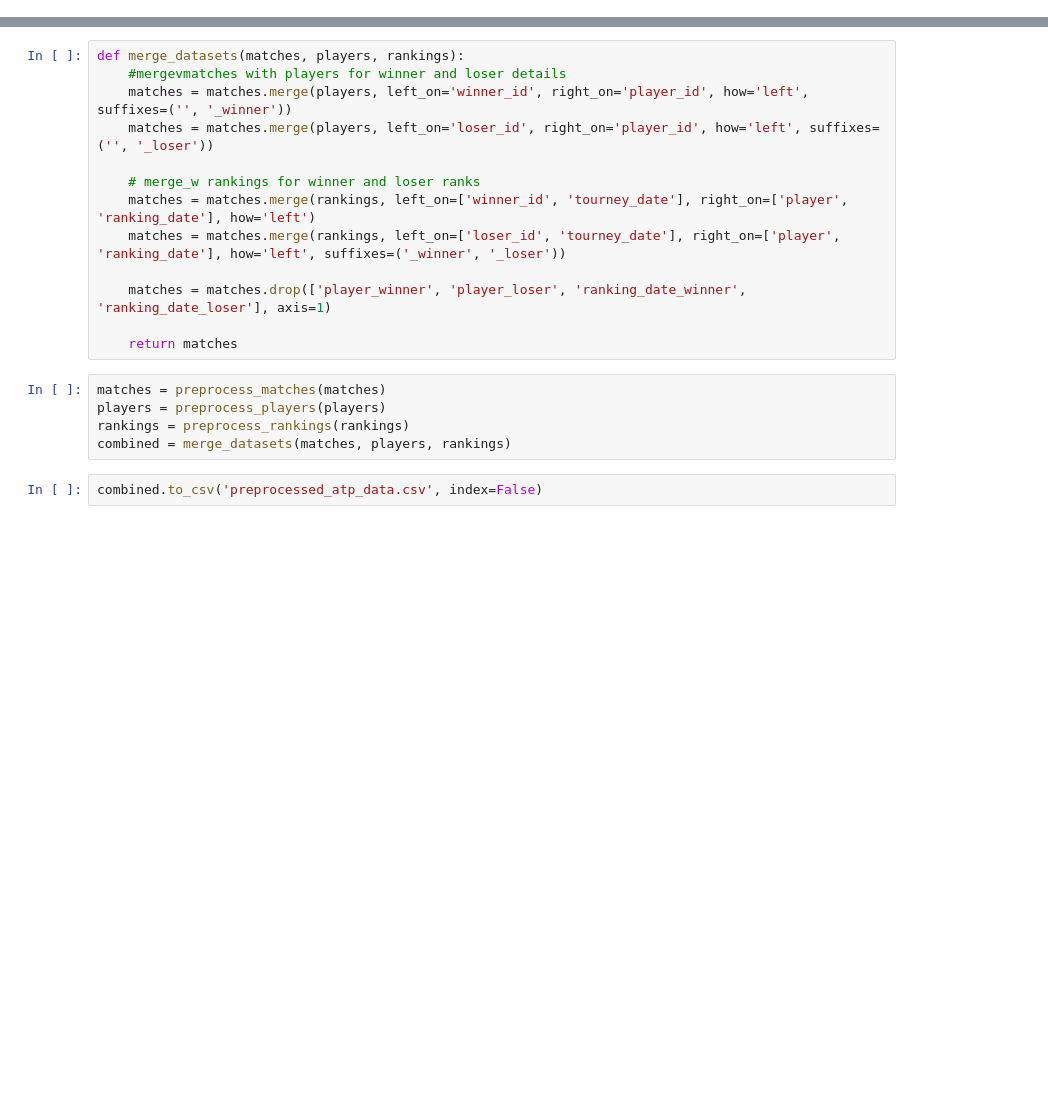
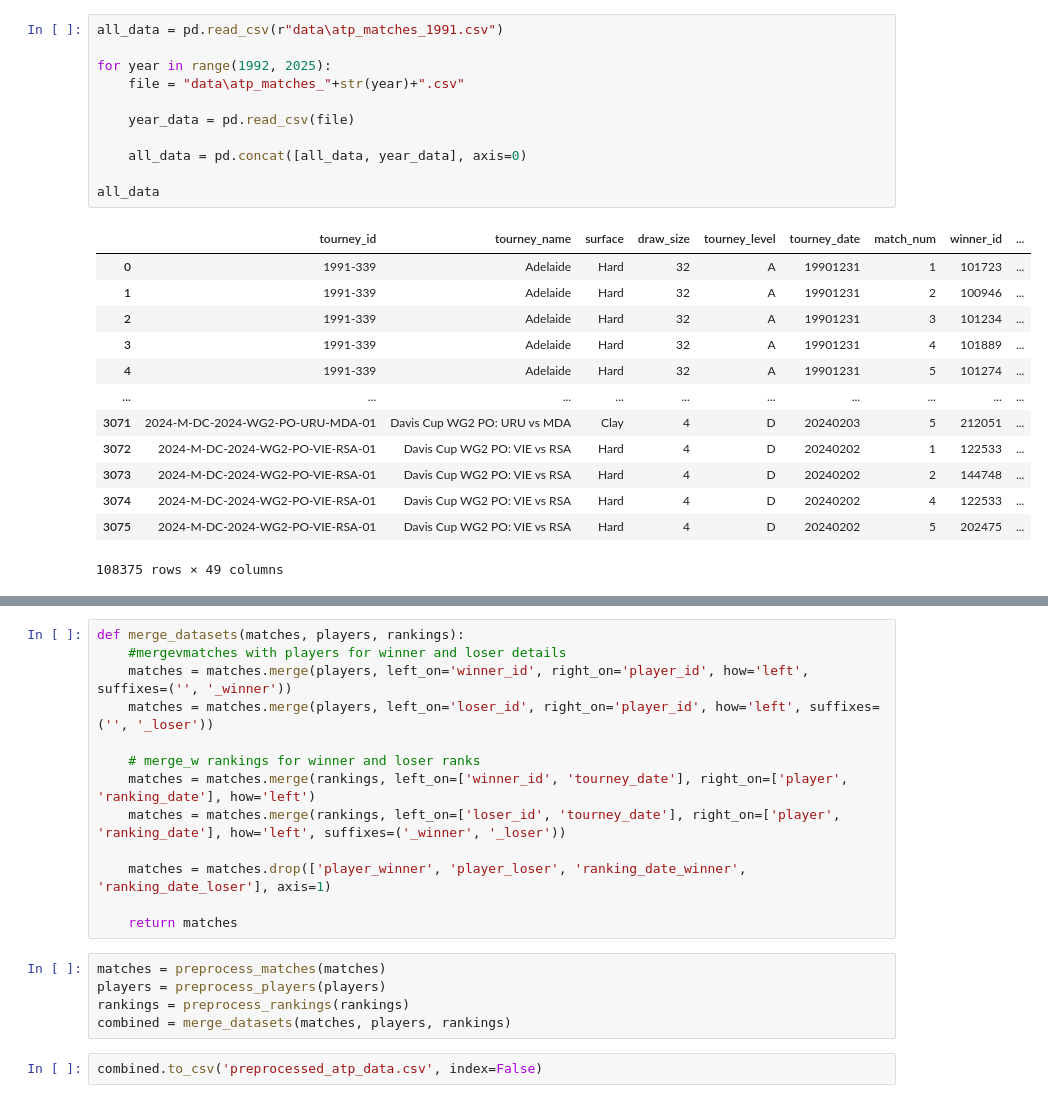
Before and after one commit to AhmadKoman/ATP-predictor, a Jupyter notebook: Karl/Data_cleanup.ipynb, the cells around one changed output, grey strips where cells are left out. Cells and saved outputs as stored; diff of their text form; blank space fills up the shorter version.

```diff
--- a/Karl/Data_cleanup.ipynb
+++ b/Karl/Data_cleanup.ipynb
@@ -65,0 +23,25 @@ def preprocess_rankings(rankings):
+# %%
+all_data = pd.read_csv(r"data\atp_matches_1991.csv")
+
+for year in range(1992, 2025):
+    file = "data\atp_matches_"+str(year)+".csv"
+
+    year_data = pd.read_csv(file)
+
+    all_data = pd.concat([all_data, year_data], axis=0)
+
+all_data
+# %% [output]
+|  | tourney_id | tourney_name | surface | draw_size | tourney_level | tourney_date | match_num | winner_id | ... |
+| 0 | 1991-339 | Adelaide | Hard | 32 | A | 19901231 | 1 | 101723 | ... |
+| 1 | 1991-339 | Adelaide | Hard | 32 | A | 19901231 | 2 | 100946 | ... |
+| 2 | 1991-339 | Adelaide | Hard | 32 | A | 19901231 | 3 | 101234 | ... |
+| 3 | 1991-339 | Adelaide | Hard | 32 | A | 19901231 | 4 | 101889 | ... |
+| 4 | 1991-339 | Adelaide | Hard | 32 | A | 19901231 | 5 | 101274 | ... |
+| ... | ... | ... | ... | ... | ... | ... | ... | ... | ... |
+| 3071 | 2024-M-DC-2024-WG2-PO-URU-MDA-01 | Davis Cup WG2 PO: URU vs MDA | Clay | 4 | D | 20240203 | 5 | 212051 | ... |
+| 3072 | 2024-M-DC-2024-WG2-PO-VIE-RSA-01 | Davis Cup WG2 PO: VIE vs RSA | Hard | 4 | D | 20240202 | 1 | 122533 | ... |
+| 3073 | 2024-M-DC-2024-WG2-PO-VIE-RSA-01 | Davis Cup WG2 PO: VIE vs RSA | Hard | 4 | D | 20240202 | 2 | 144748 | ... |
+| 3074 | 2024-M-DC-2024-WG2-PO-VIE-RSA-01 | Davis Cup WG2 PO: VIE vs RSA | Hard | 4 | D | 20240202 | 4 | 122533 | ... |
+| 3075 | 2024-M-DC-2024-WG2-PO-VIE-RSA-01 | Davis Cup WG2 PO: VIE vs RSA | Hard | 4 | D | 20240202 | 5 | 202475 | ... |
+108375 rows × 49 columns
```
Also changed, not shown: parts of 9 cells of this notebook, 2 other files.
